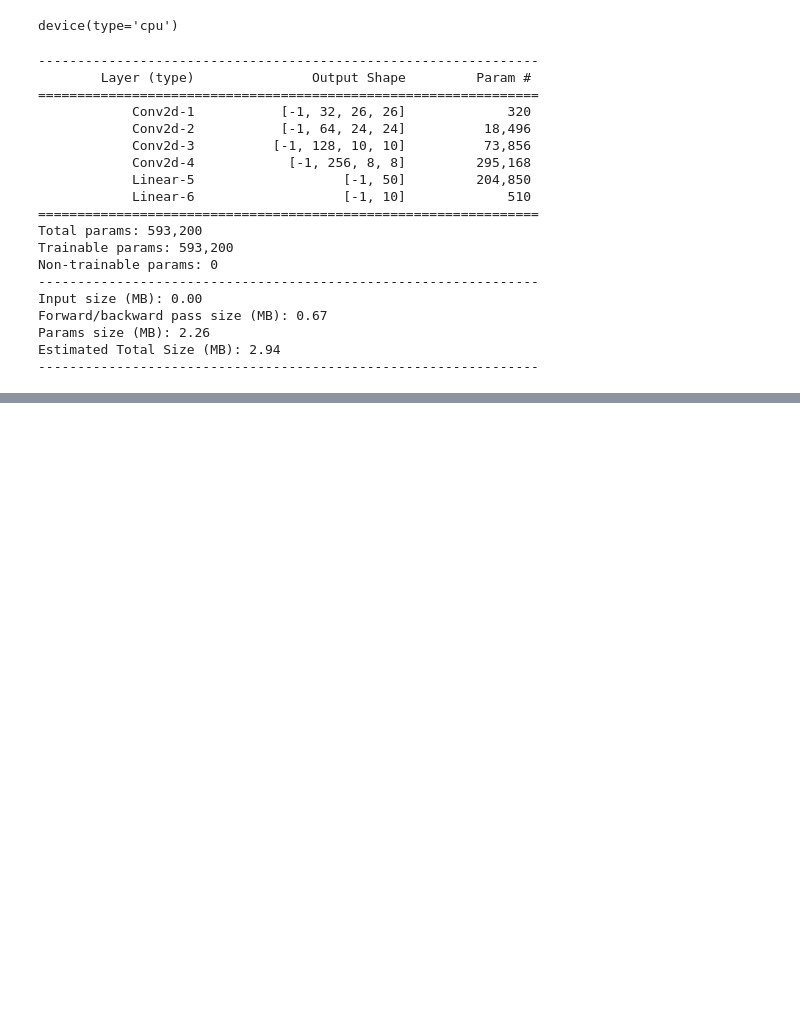
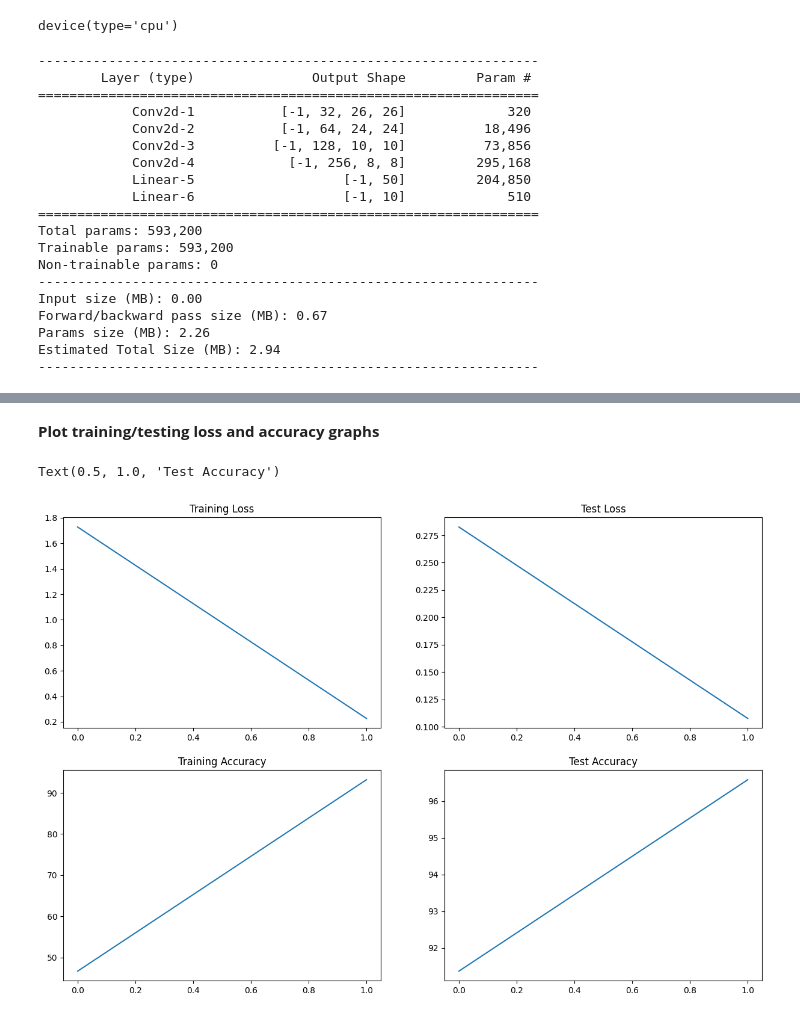
Before and after one commit to big-Bong/ERAV2, a Jupyter notebook: Session5/S5.ipynb, the cells around one changed output, grey strips where cells are left out. Drawn from its saved outputs; the diff is of its cells as text; code cells hidden in the pictures; blank space fills up the shorter version.

```diff
--- a/Session5/S5.ipynb
+++ b/Session5/S5.ipynb
@@ -57,0 +106,4 @@ AttributeError: 'NoneType' object has no attribute 'Compose'
+# %%
+optimizer = optim.SGD(model.parameters(), lr=0.01, momentum=0.9) #For adjusting weights post error calculation
+scheduler = optim.lr_scheduler.StepLR(optimizer, step_size=15, gamma=0.1, verbose=True) #For updating learning rate of optimizer
+criterion = F.nll_loss
@@ -57,0 +131,15 @@ AttributeError: 'NoneType' object has no attribute 'Compose'
+# %% [markdown]
+**Plot training/testing loss and accuracy graphs**
+# %%
+fig, axs = plt.subplots(2,2,figsize=(15,10))
+axs[0, 0].plot(train_losses)
+axs[0, 0].set_title("Training Loss")
+axs[1, 0].plot(train_acc)
+axs[1, 0].set_title("Training Accuracy")
+axs[0, 1].plot(test_losses)
+axs[0, 1].set_title("Test Loss")
+axs[1, 1].plot(test_acc)
+axs[1, 1].set_title("Test Accuracy")
+# %% [output]
+Text(0.5, 1.0, 'Test Accuracy')
+[figure, added]
```
Also changed, not shown: parts of 22 cells of this notebook, 2 other files.
